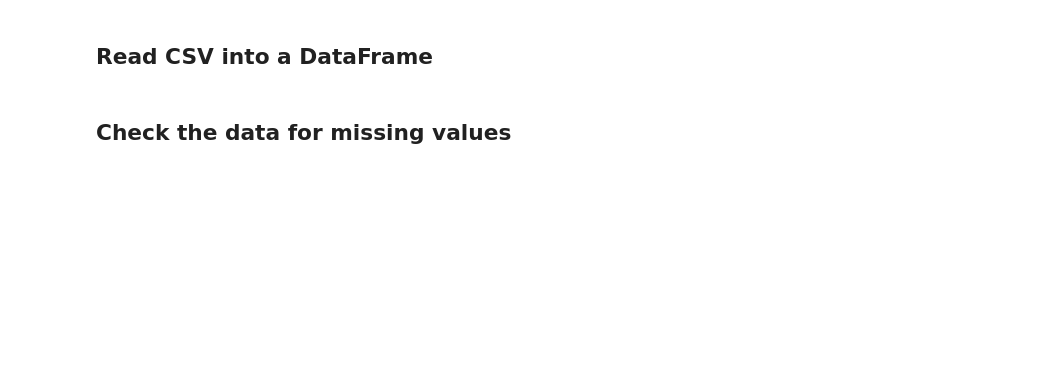
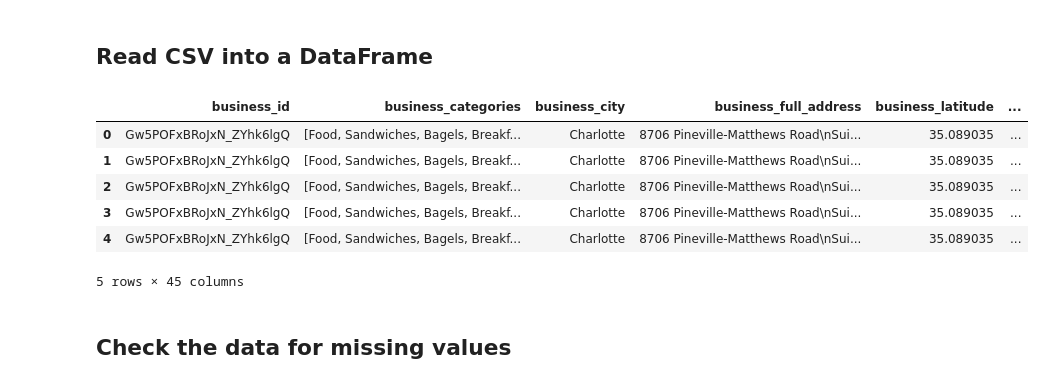
Before and after one commit to jennxf/yelp-data-insights, a Jupyter notebook: yelp_challenge.ipynb, the cells around one changed output. Cells and saved outputs as stored; diff of their text form; code cells hidden in the pictures; blank space fills up the shorter version.

```diff
--- a/yelp_challenge.ipynb
+++ b/yelp_challenge.ipynb
@@ -6,6 +6,15 @@ pd.set_option('display.notebook_repr_html', True)
 ## Read CSV into a DataFrame
 # %%
 df = pd.read_csv('charlotte_data_joined.csv')
+df.head()
+# %% [output]
+|  | business_id | business_categories | business_city | business_full_address | business_latitude | ... |
+| 0 | Gw5POFxBRoJxN_ZYhk6lgQ | [Food, Sandwiches, Bagels, Breakf... | Charlotte | 8706 Pineville-Matthews Road\nSui... | 35.089035 | ... |
+| 1 | Gw5POFxBRoJxN_ZYhk6lgQ | [Food, Sandwiches, Bagels, Breakf... | Charlotte | 8706 Pineville-Matthews Road\nSui... | 35.089035 | ... |
+| 2 | Gw5POFxBRoJxN_ZYhk6lgQ | [Food, Sandwiches, Bagels, Breakf... | Charlotte | 8706 Pineville-Matthews Road\nSui... | 35.089035 | ... |
+| 3 | Gw5POFxBRoJxN_ZYhk6lgQ | [Food, Sandwiches, Bagels, Breakf... | Charlotte | 8706 Pineville-Matthews Road\nSui... | 35.089035 | ... |
+| 4 | Gw5POFxBRoJxN_ZYhk6lgQ | [Food, Sandwiches, Bagels, Breakf... | Charlotte | 8706 Pineville-Matthews Road\nSui... | 35.089035 | ... |
+5 rows × 45 columns
 # %% [markdown]
 ## Check the data for missing values
 # %%
```
Also changed, not shown: parts of 6 cells of this notebook.
